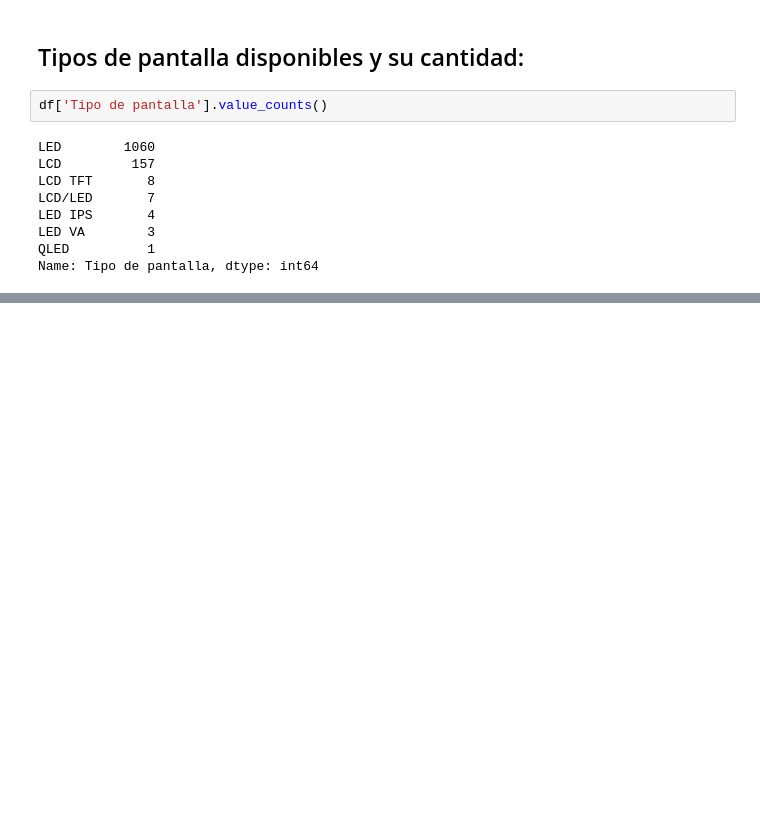
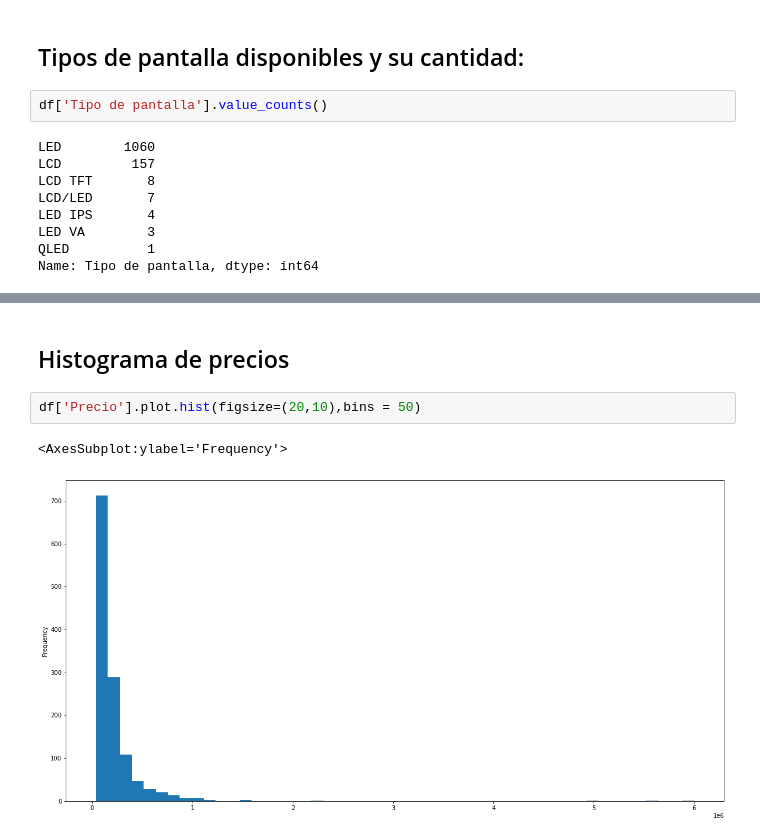
Before and after one commit to cris-andrade-97/MeLiWebScraping, a Jupyter notebook: Analisis del CSV/Análisis del CSV.ipynb, the cells around one changed output, grey strips where cells are left out. Cells and saved outputs as stored; diff of their text form; blank space fills up the shorter version.

```diff
--- a/Analisis del CSV/Análisis del CSV.ipynb
+++ b/Analisis del CSV/Análisis del CSV.ipynb
@@ -105,0 +179,7 @@ df.sort_values(by='Precio', ascending = False).head(3)
+# %% [markdown]
+## Histograma de precios
+# %%
+df['Precio'].plot.hist(figsize=(20,10),bins = 50)
+# %% [output]
+<AxesSubplot:ylabel='Frequency'>
+[figure, added]
```
Also changed, not shown: parts of 27 cells of this notebook.
